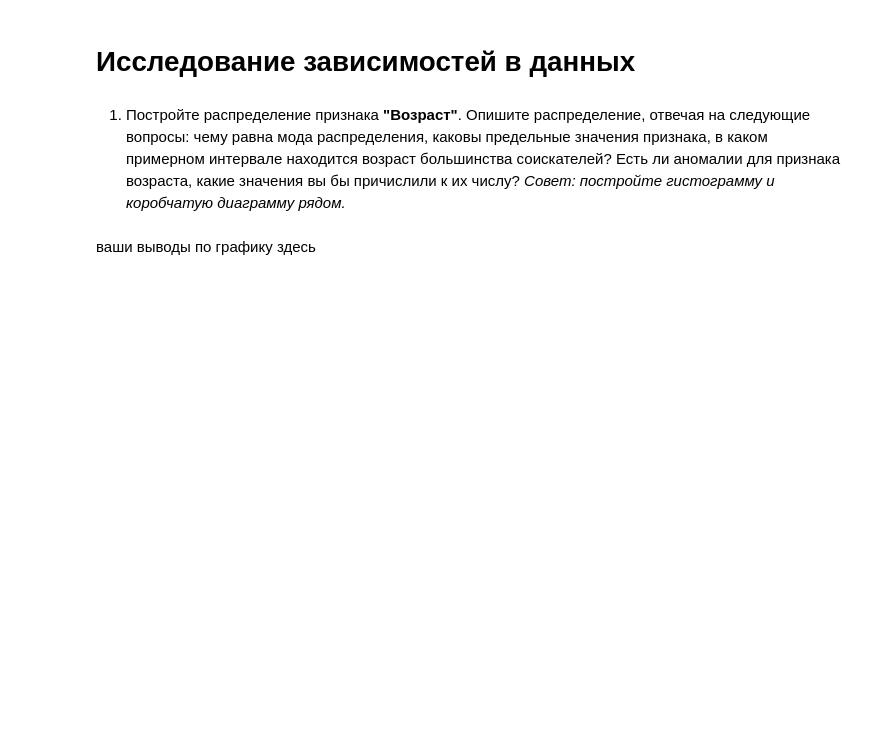
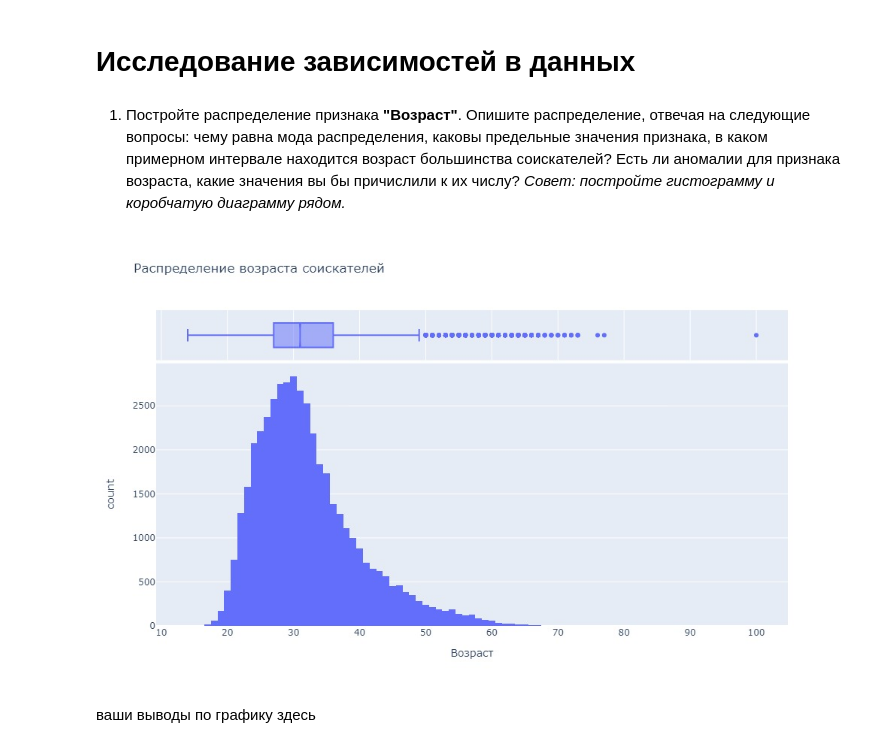
Before and after one commit to DmitriySky47/sf_data_science, a Jupyter notebook: project_1/Project_1_Анализ_вакансий_HH.ipynb, the cells around one changed output. Drawn from its saved outputs; the diff is of its cells as text; code cells hidden in the pictures; blank space fills up the shorter version.

```diff
--- a/project_1/Project_1_Анализ_вакансий_HH.ipynb
+++ b/project_1/Project_1_Анализ_вакансий_HH.ipynb
@@ -568,7 +572,19 @@ memory usage: 4.3+ MB
 1. Постройте распределение признака **"Возраст"**. Опишите распределение, отвечая на следующие вопросы: чему равна мода распределения, каковы предельные значения признака, в каком примерном интервале находится возраст большинства соискателей? Есть ли аномалии для признака возраста, какие значения вы бы причислили к их числу?
 *Совет: постройте гистограмму и коробчатую диаграмму рядом.*
 # %%
-# ваш код здесь
+# Строим две диаграммы друг под другом: коробчатую и гистограмму.
+
+fig = px.histogram(
+    data_frame=hh_df,
+    x='Возраст',
+    title='Распределение возраста соискателей',
+    width=1000,
+    height=600,
+    marginal='box',
+)
+fig.show('jpg')
+# %% [output]
+[figure, added]
 # %% [markdown]
 ваши выводы по графику здесь
 # %% [markdown]
```
Also changed, not shown: parts of 16 cells of this notebook.
